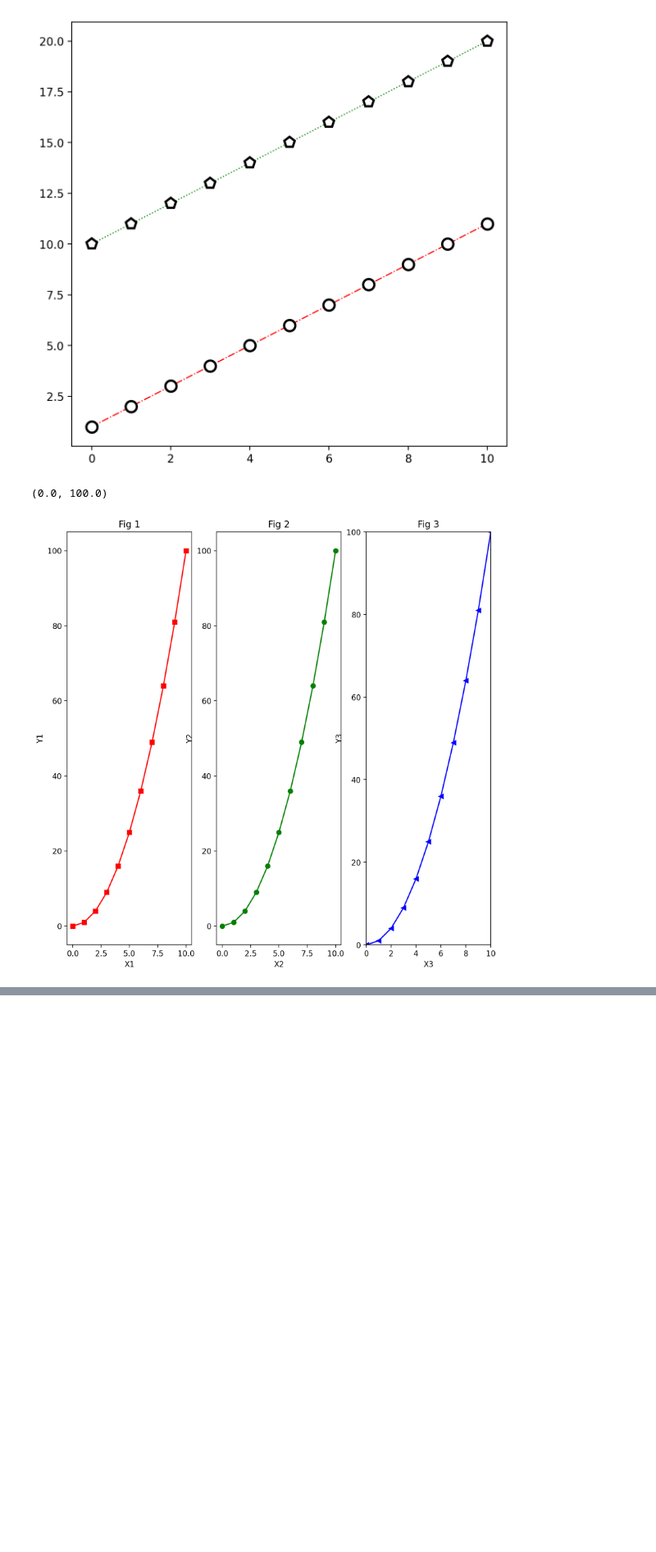
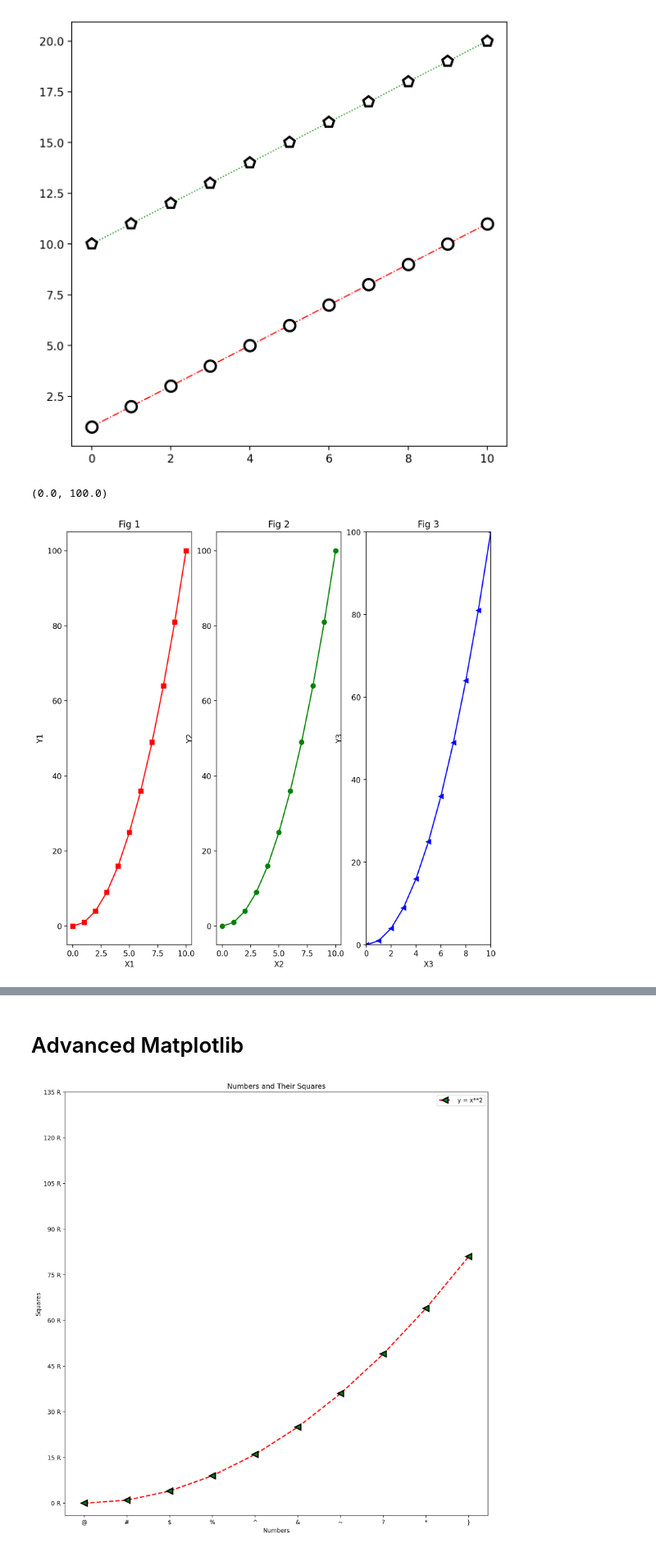
Before and after one commit to rishabhtiwari2048/data-science, a Jupyter notebook: Matplotlib Essentials.ipynb, the cells around one changed output, grey strips where cells are left out. Shown at 82% size. Saved outputs shown, nothing was run; the diff lists cells and outputs as text; code cells hidden in the pictures; blank space fills up the shorter version.

Commit message:
Completed few advanced plotting concepts of Matplotlib

```diff
--- a/Matplotlib Essentials.ipynb
+++ b/Matplotlib Essentials.ipynb
@@ -204,0 +205,2 @@ plt.show()
+# %% [markdown]
+# Advanced Matplotlib
@@ -204,0 +211,18 @@ plt.show()
+# %%
+x = np.arange(0,10)
+y = x ** 2
+# %%
+fig = plt.figure(figsize=(10,10), dpi=200)
+axes = fig.add_axes([0,0,1,1])
+axes.plot(x,y, marker='<', ls='--',lw=2,c='red',mec='black',mfc='green',mew=2,ms=10,label=" y = x**2")
+axes.set_xlabel('Numbers')
+axes.set_ylabel('Squares')
+axes.set_title('Numbers and Their Squares')
+axes.legend(loc=0)
+axes.set_xticklabels(['@','#','$','%','^','&','~','?','*','}'])
+axes.set_xticks([0,1,2,3,4,5,6,7,8,9])
+axes.set_yticks([i for i in range(0,150,15)])
+axes.set_yticklabels([str(i)+' R' for i in range(0,150,15)])
+plt.show()
+# %% [output]
+[figure, added]
```
Also changed, not shown: parts of 13 cells of this notebook.
